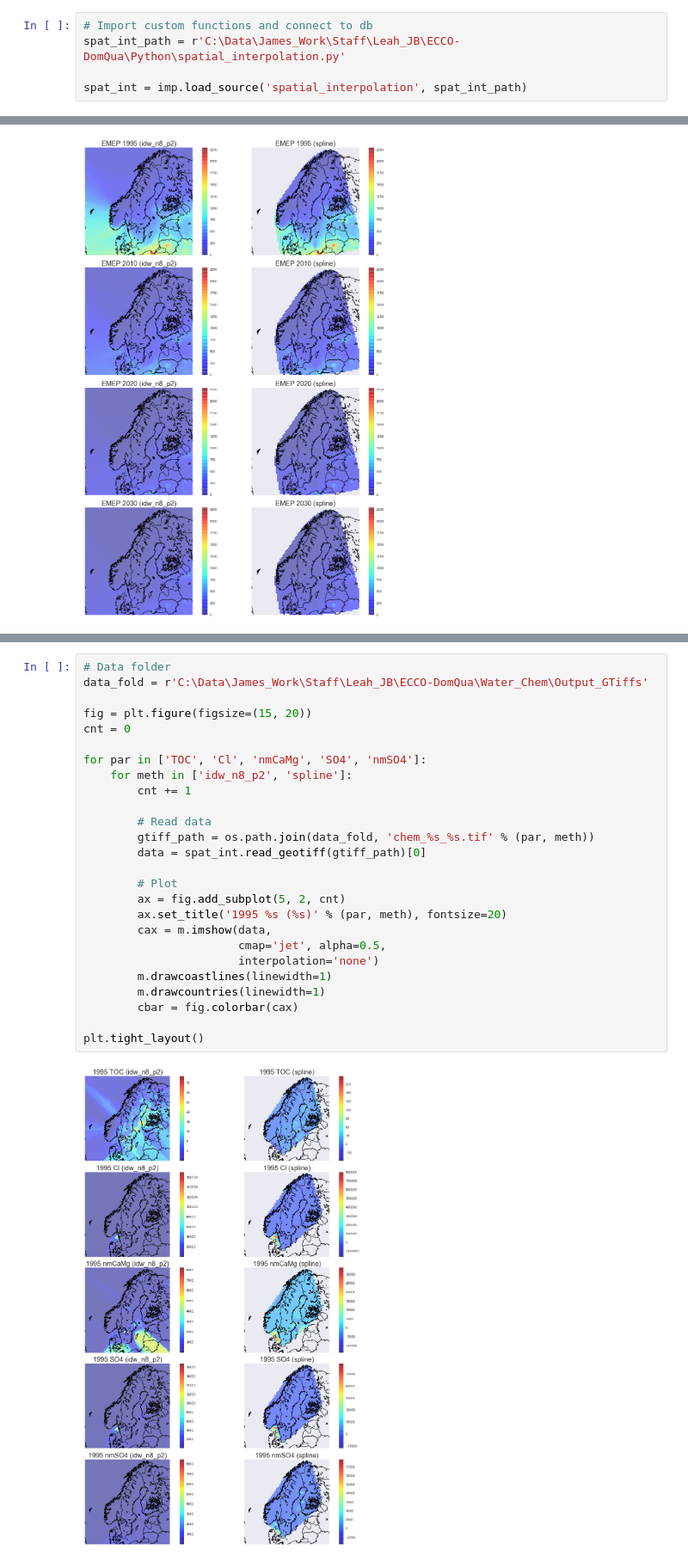
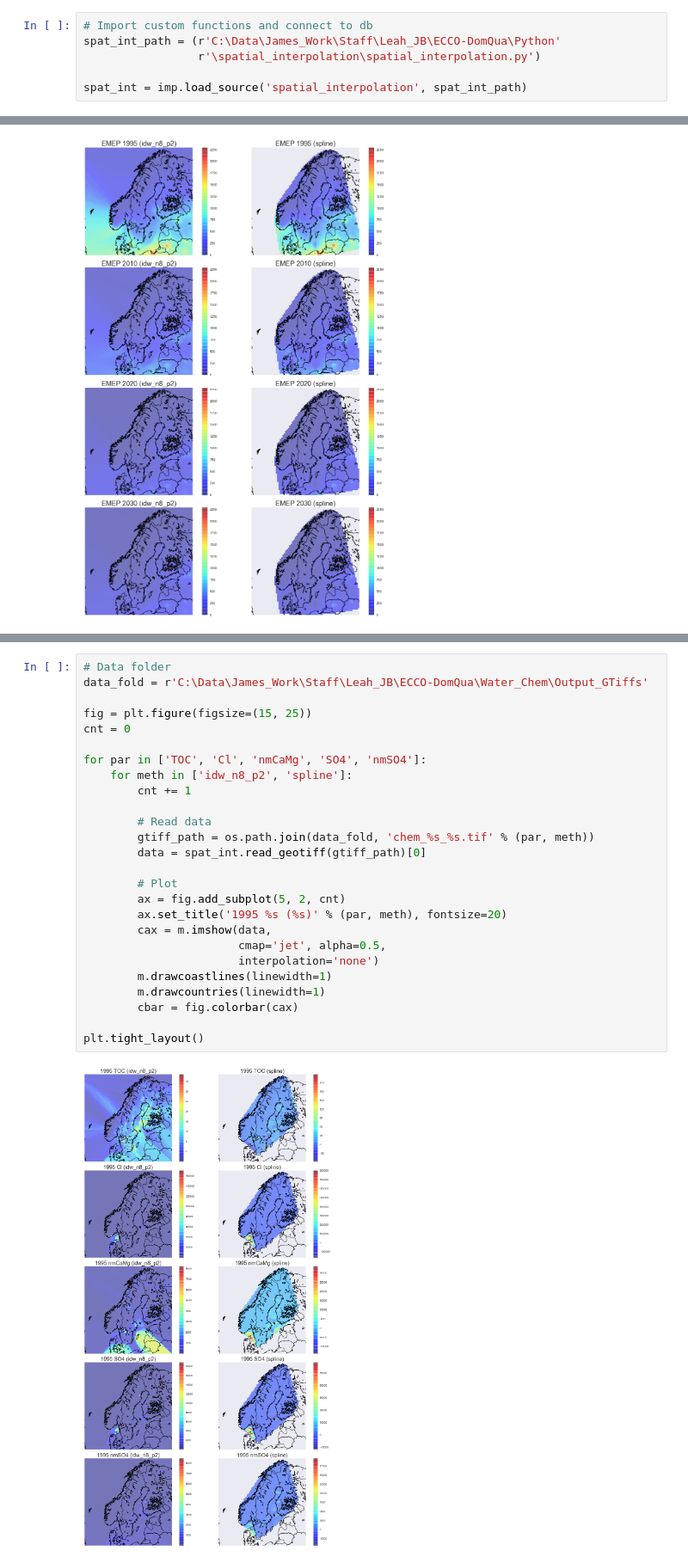
Before and after one commit to JamesSample/spatial_interpolation, a Jupyter notebook: ecco-domqua_data_proc.ipynb, the cells around one changed output, grey strips where cells are left out. Shown at 86% size. Cells and saved outputs as stored; diff of their text form.

```diff
--- a/ecco-domqua_data_proc.ipynb
+++ b/ecco-domqua_data_proc.ipynb
@@ -23,6 +23,7 @@ The functions and classes created in the [previous notebook]() are imported belo
 # %%
 # Import custom functions and connect to db
-spat_int_path = r'C:\Data\James_Work\Staff\Leah_JB\ECCO-DomQua\Python\spatial_interpolation.py'
+spat_int_path = (r'C:\Data\James_Work\Staff\Leah_JB\ECCO-DomQua\Python'
+                 r'\spatial_interpolation\spatial_interpolation.py')
 
 spat_int = imp.load_source('spatial_interpolation', spat_int_path)
 # %% [markdown]
@@ -224,29 +231,29 @@ plt.tight_layout()
 # %%
 # Data folder
 data_fold = r'C:\Data\James_Work\Staff\Leah_JB\ECCO-DomQua\Water_Chem\Output_GTiffs'
 
-fig = plt.figure(figsize=(15, 20))
+fig = plt.figure(figsize=(15, 25))
 cnt = 0
 
 for par in ['TOC', 'Cl', 'nmCaMg', 'SO4', 'nmSO4']:
     for meth in ['idw_n8_p2', 'spline']:
         cnt += 1
 
         # Read data
         gtiff_path = os.path.join(data_fold, 'chem_%s_%s.tif' % (par, meth))
         data = spat_int.read_geotiff(gtiff_path)[0]
 
         # Plot
         ax = fig.add_subplot(5, 2, cnt)
         ax.set_title('1995 %s (%s)' % (par, meth), fontsize=20)
         cax = m.imshow(data,
                        cmap='jet', alpha=0.5,
                        interpolation='none')
         m.drawcoastlines(linewidth=1)
         m.drawcountries(linewidth=1)
         cbar = fig.colorbar(cax)
 
 plt.tight_layout()
 # %% [output]
-[figure, old version]
+[figure, new version]
 # %% [markdown]
```
Also changed, not shown: parts of 10 cells of this notebook.
